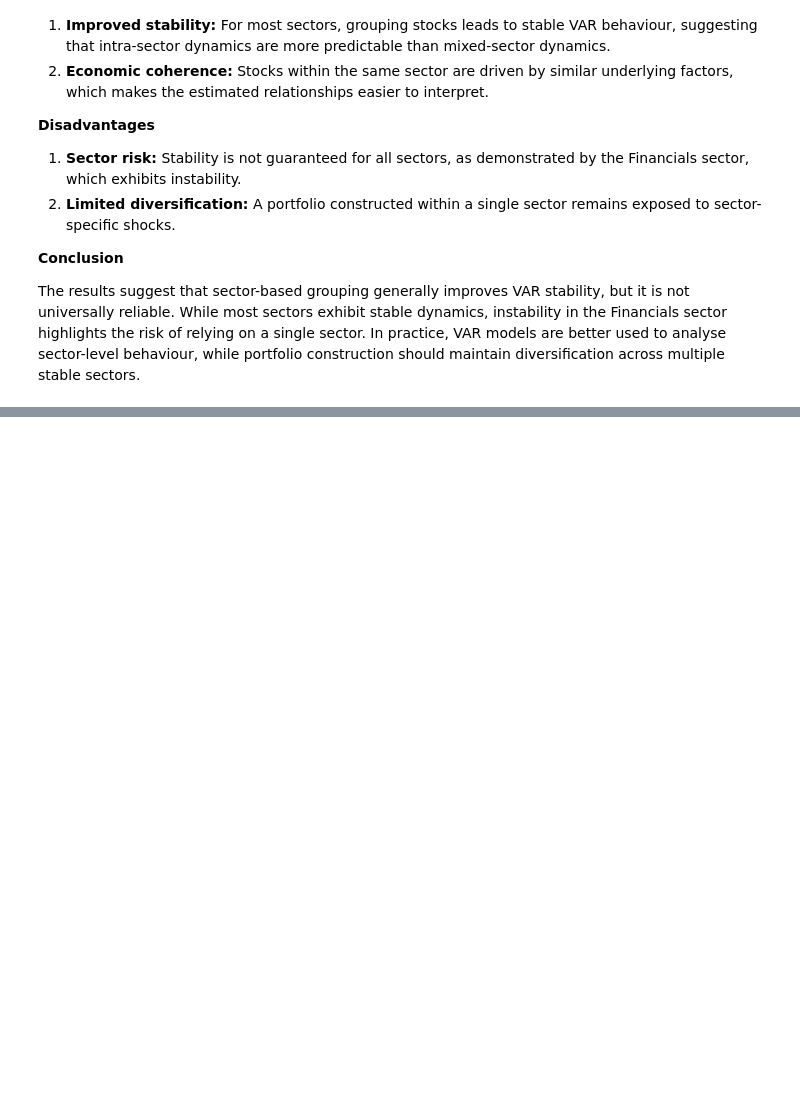
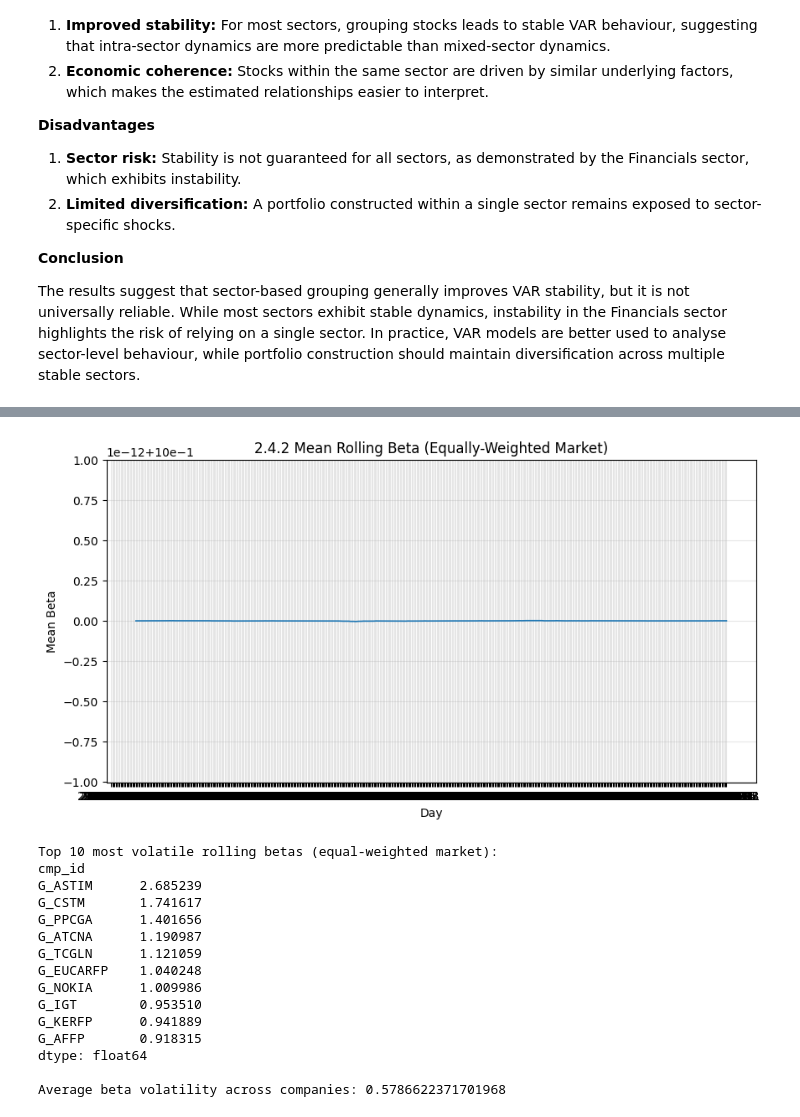
Before and after one commit to SamuelKhoo2003/Machine-Intelligence-For-Finance, a Jupyter notebook: mif_cw.ipynb, the cells around one changed output, grey strips where cells are left out. Cells and saved outputs as stored; diff of their text form; code cells hidden in the pictures; blank space fills up the shorter version.

```diff
--- a/mif_cw.ipynb
+++ b/mif_cw.ipynb
@@ -539,0 +571,36 @@ The results suggest that sector-based grouping generally improves VAR stability,
+# %%
+# 2.4.2 Rolling CAPM beta (22-day window) using equally-weighted market return
+beta_equal = returns.rolling(window).cov(Rm_equal, pairwise=False).div(Rm_equal.rolling(window).var(), axis=0)
+
+# Average beta across companies through time
+beta_equal_mean_t = beta_equal.mean(axis=1)
+plt.figure(figsize=(10,5))
+plt.plot(beta_equal_mean_t, linewidth=1.2)
+plt.title("2.4.2 Mean Rolling Beta (Equally-Weighted Market)")
+plt.xlabel("Day")
+plt.ylabel("Mean Beta")
+plt.grid(True, alpha=0.3)
+plt.show()
+
+# Volatility of beta_i,t over time for each company
+beta_equal_vol = beta_equal.std(axis=0).sort_values(ascending=False)
+print("Top 10 most volatile rolling betas (equal-weighted market):")
+print(beta_equal_vol.head(10))
+print("\nAverage beta volatility across companies:", beta_equal_vol.mean())
+# %% [output]
+[figure, added]
+Top 10 most volatile rolling betas (equal-weighted market):
+cmp_id
+G_ASTIM      2.685239
+G_CSTM       1.741617
+G_PPCGA      1.401656
+G_ATCNA      1.190987
+G_TCGLN      1.121059
+G_EUCARFP    1.040248
+G_NOKIA      1.009986
+G_IGT        0.953510
+G_KERFP      0.941889
+G_AFFP       0.918315
+dtype: float64
+
+Average beta volatility across companies: 0.5786622371701968
```
Also changed, not shown: parts of 24 cells of this notebook, 1 other file.
